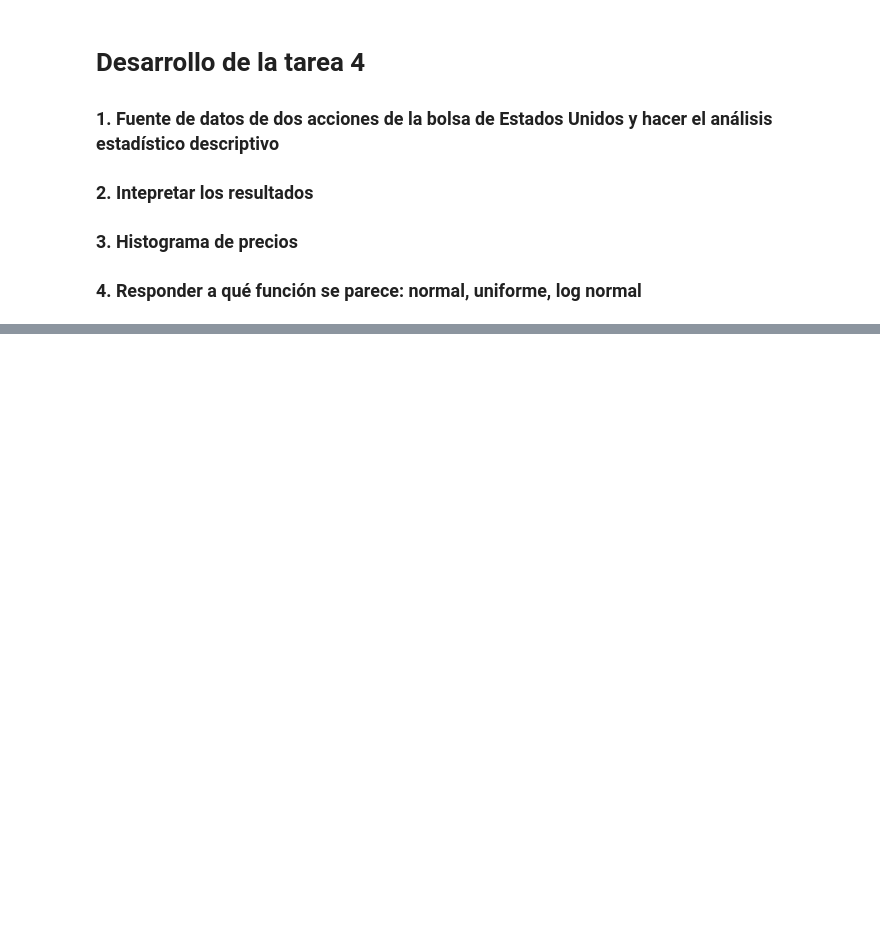
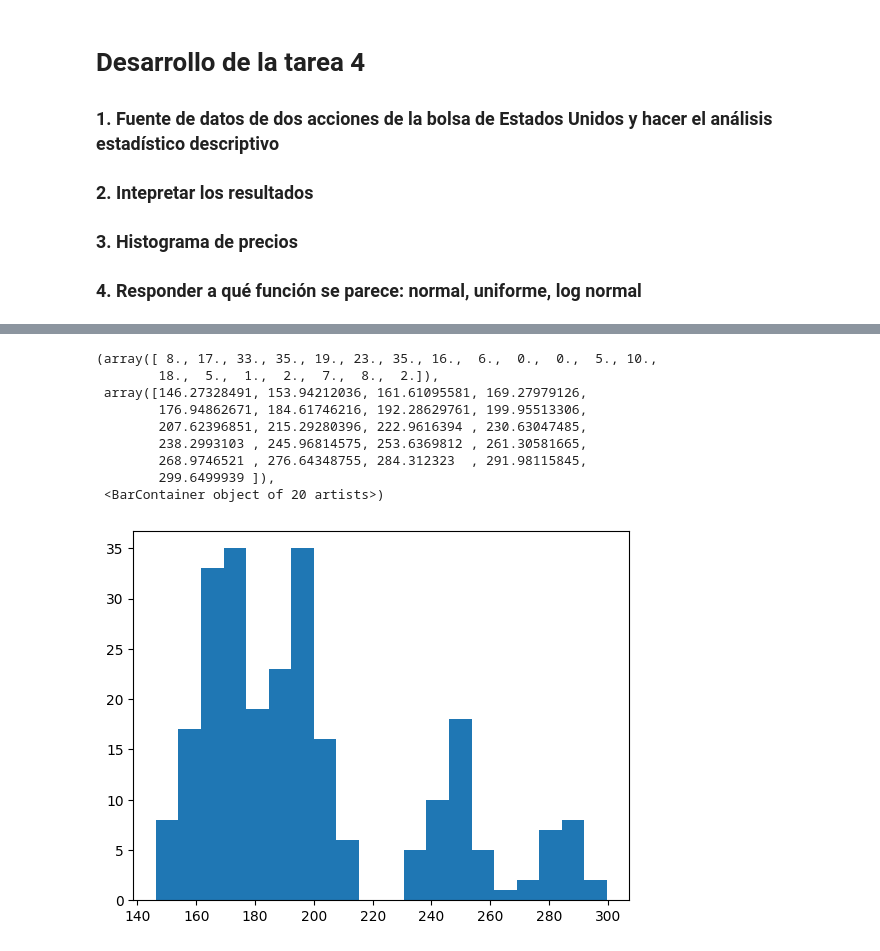
Before and after one commit to acpuche/financial-data-analytics, a Jupyter notebook: hw4_descriptive_models.ipynb, the cells around one changed output, grey strips where cells are left out. Saved outputs shown, nothing was run; the diff lists cells and outputs as text; code cells hidden in the pictures; blank space fills up the shorter version.

```diff
--- a/hw4_descriptive_models.ipynb
+++ b/hw4_descriptive_models.ipynb
@@ -131,7 +144,0 @@ covarianza: 1338.6920012945516
-# %%
-# Cálculo del promedio
-accion = 'Google'
-google_price = google['Close']
-google_returns = google['Returns']
-
-descriptive_statistics(google_price,google_returns)
@@ -137,0 +202,13 @@ descriptive_statistics(google_price,google_returns)
+# %%
+plt.hist(google_price, bins=20)
+# %% [output]
+(array([ 8., 17., 33., 35., 19., 23., 35., 16.,  6.,  0.,  0.,  5., 10.,
+        18.,  5.,  1.,  2.,  7.,  8.,  2.]),
+ array([146.27328491, 153.94212036, 161.61095581, 169.27979126,
+        176.94862671, 184.61746216, 192.28629761, 199.95513306,
+        207.62396851, 215.29280396, 222.9616394 , 230.63047485,
+        238.2993103 , 245.96814575, 253.6369812 , 261.30581665,
+        268.9746521 , 276.64348755, 284.312323  , 291.98115845,
+        299.6499939 ]),
+ <BarContainer object of 20 artists>)
+[figure, added]
```
Also changed, not shown: parts of 16 cells of this notebook.
